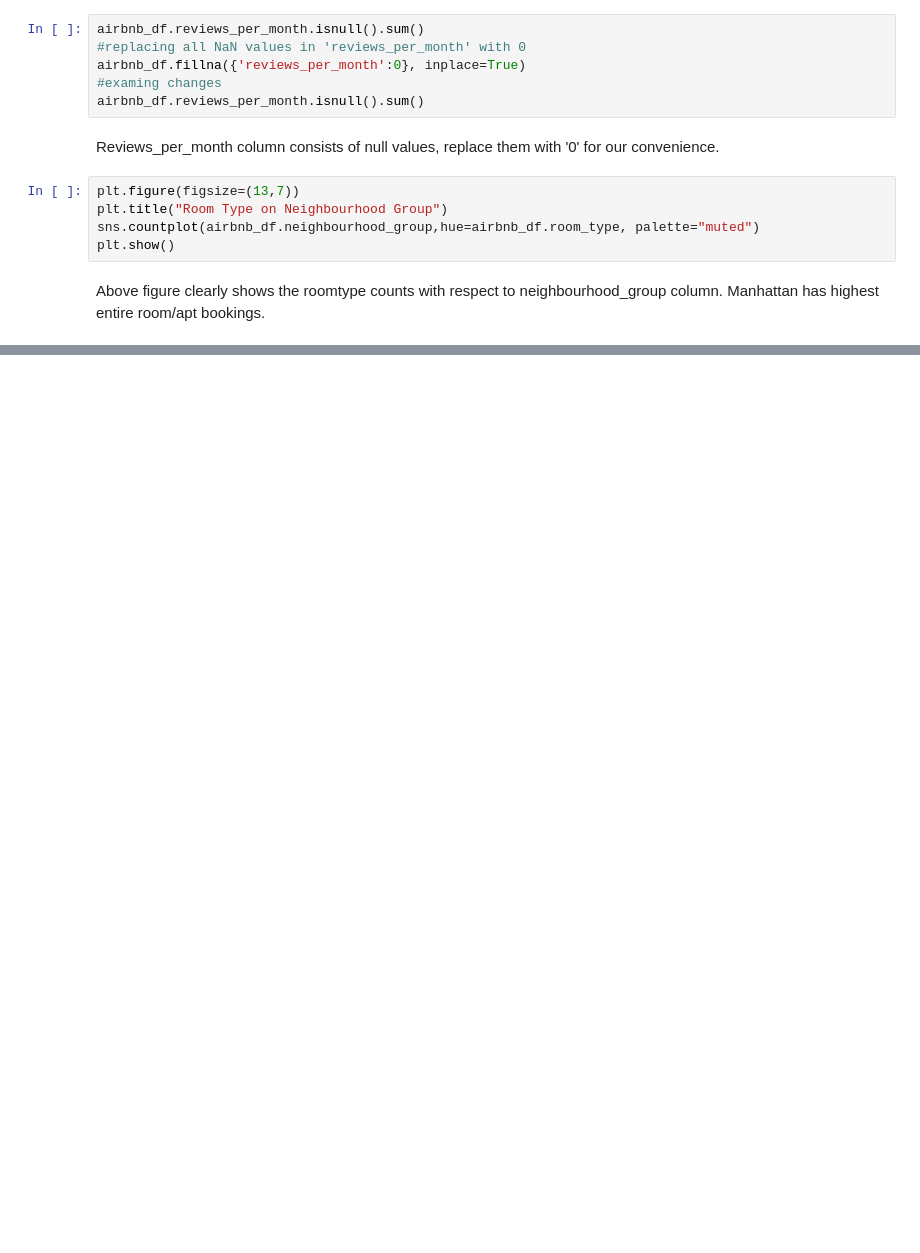
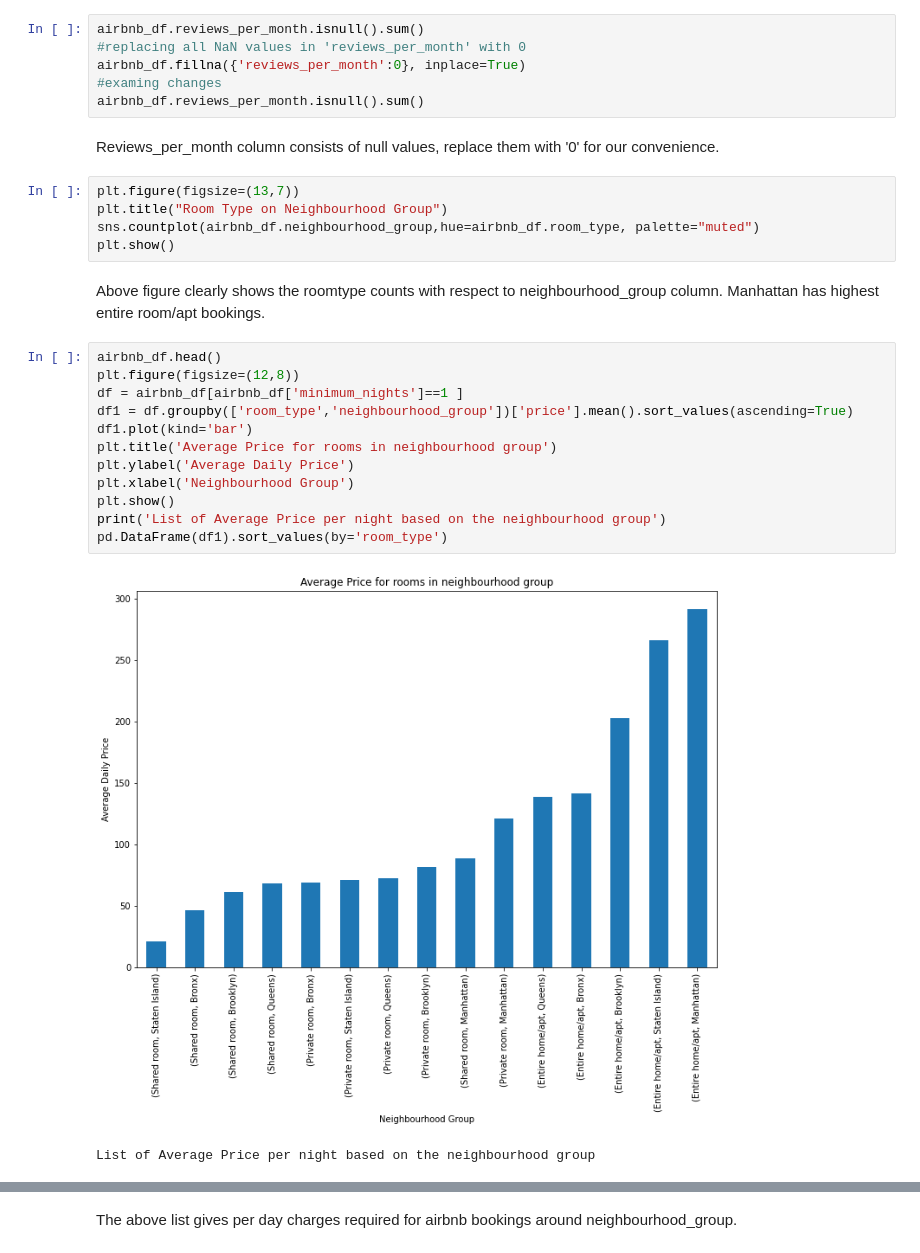
Before and after one commit to Rubina-Fathima/-EDA-Airbnb-NYC-2019-, a Jupyter notebook: Untitled1.ipynb, the cells around one changed output, grey strips where cells are left out. Saved outputs shown, nothing was run; the diff lists cells and outputs as text; blank space fills up the shorter version.

```diff
--- a/Untitled1.ipynb
+++ b/Untitled1.ipynb
@@ -277,3 +315,18 @@ plt.show()
 # %% [markdown]
 Above figure clearly shows the roomtype counts with respect to neighbourhood_group column.
 Manhattan has highest entire room/apt bookings.
+# %%
+airbnb_df.head()
+plt.figure(figsize=(12,8))
+df = airbnb_df[airbnb_df['minimum_nights']==1 ]
+df1 = df.groupby(['room_type','neighbourhood_group'])['price'].mean().sort_values(ascending=True)
+df1.plot(kind='bar')
+plt.title('Average Price for rooms in neighbourhood group')
+plt.ylabel('Average Daily Price')
+plt.xlabel('Neighbourhood Group')
+plt.show()
+print('List of Average Price per night based on the neighbourhood group')
+pd.DataFrame(df1).sort_values(by='room_type')
+# %% [output]
+[figure, added]
+List of Average Price per night based on the neighbourhood group
@@ -279,0 +350,2 @@ Manhattan has highest entire room/apt bookings.
+# %% [markdown]
+The above list gives per day charges required for airbnb bookings around neighbourhood_group.
```
Also changed, not shown: parts of 11 cells of this notebook.
